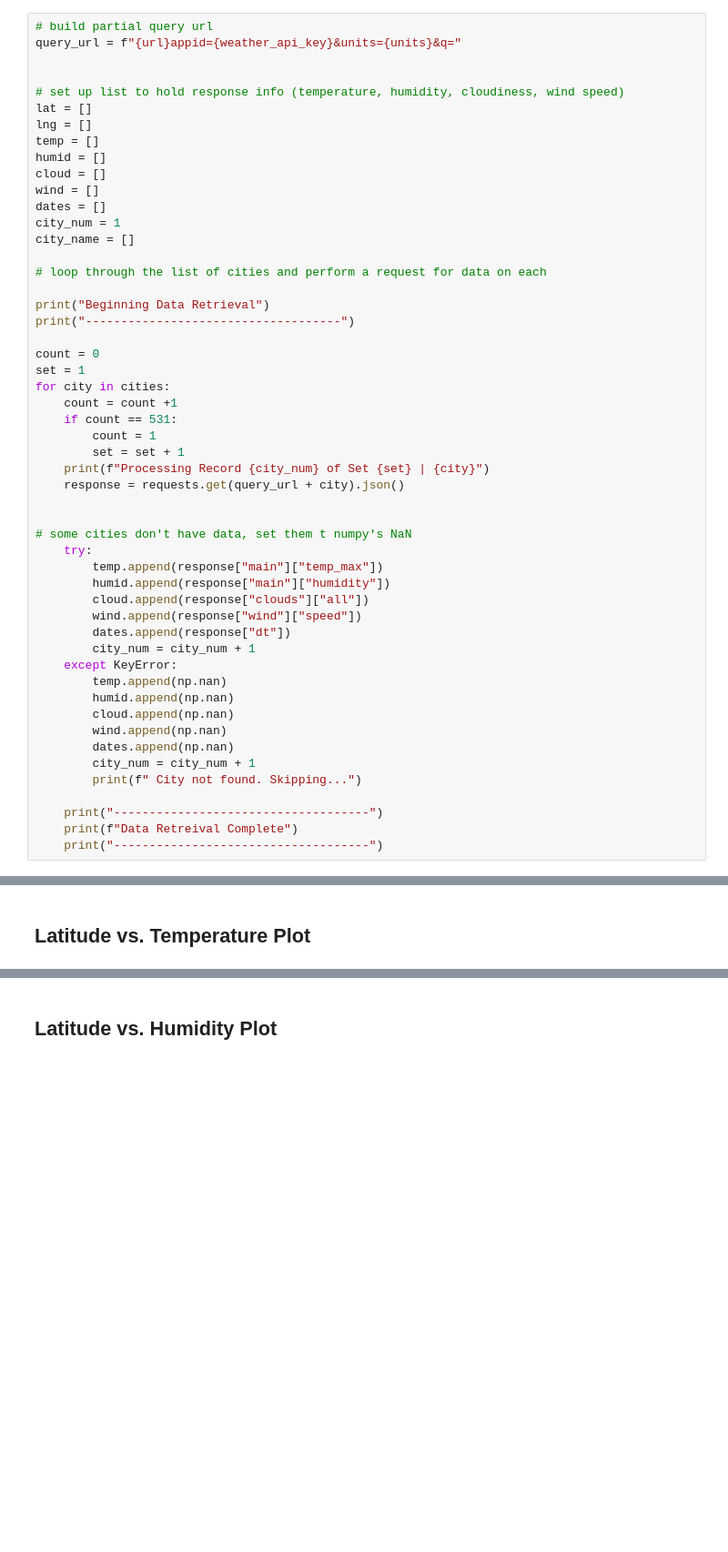
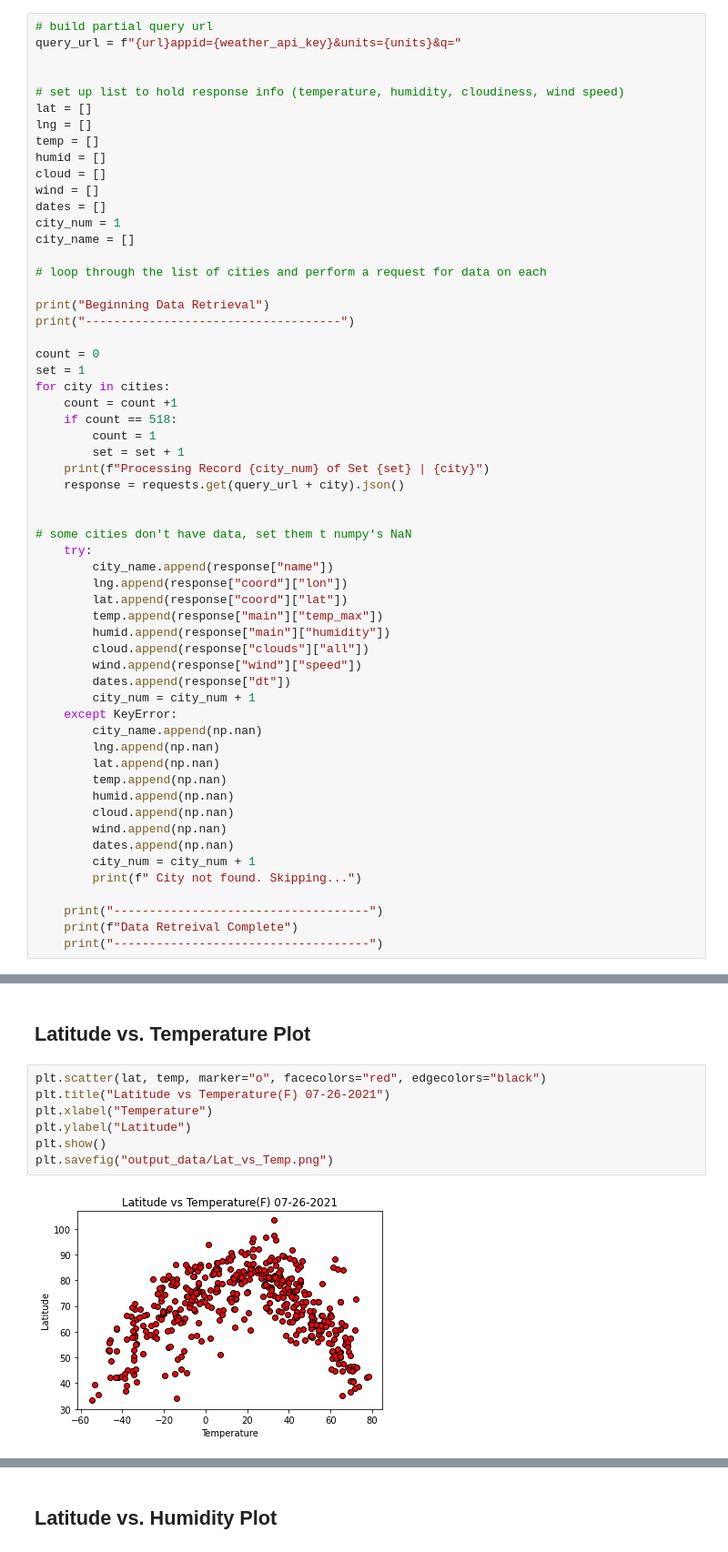
Before and after one commit to Clsegovia23/python-api-challenge, a Jupyter notebook: WeatherPy-Copy1.ipynb, the cells around one changed output, grey strips where cells are left out. Shown at 91% size. Saved outputs shown, nothing was run; the diff lists cells and outputs as text; blank space fills up the shorter version.

```diff
--- a/WeatherPy-Copy1.ipynb
+++ b/WeatherPy-Copy1.ipynb
@@ -81,7 +83,7 @@ count = 0
 set = 1
 for city in cities:
     count = count +1
-    if count == 531:
+    if count == 518:
         count = 1
         set = set + 1
     print(f"Processing Record {city_num} of Set {set} | {city}")
@@ -90,6 +92,9 @@ for city in cities:
 
 # some cities don't have data, set them t numpy's NaN
     try:
+        city_name.append(response["name"])
+        lng.append(response["coord"]["lon"])
+        lat.append(response["coord"]["lat"])
         temp.append(response["main"]["temp_max"])
         humid.append(response["main"]["humidity"])
         cloud.append(response["clouds"]["all"])
@@ -97,6 +102,9 @@ for city in cities:
         dates.append(response["dt"])
         city_num = city_num + 1
     except KeyError:
+        city_name.append(np.nan)
+        lng.append(np.nan)
+        lat.append(np.nan)
         temp.append(np.nan)
         humid.append(np.nan)
         cloud.append(np.nan)
@@ -129,3 +170,12 @@ Skip this step if there are no cities that have humidity > 100%.
 * Save the plotted figures as .pngs.
 # %% [markdown]
 ## Latitude vs. Temperature Plot
+# %%
+plt.scatter(lat, temp, marker="o", facecolors="red", edgecolors="black")
+plt.title("Latitude vs Temperature(F) 07-26-2021")
+plt.xlabel("Temperature")
+plt.ylabel("Latitude")
+plt.show()
+plt.savefig("output_data/Lat_vs_Temp.png")
+# %% [output]
+[figure, added]
```
Also changed, not shown: parts of 9 cells of this notebook, 4 other files.
